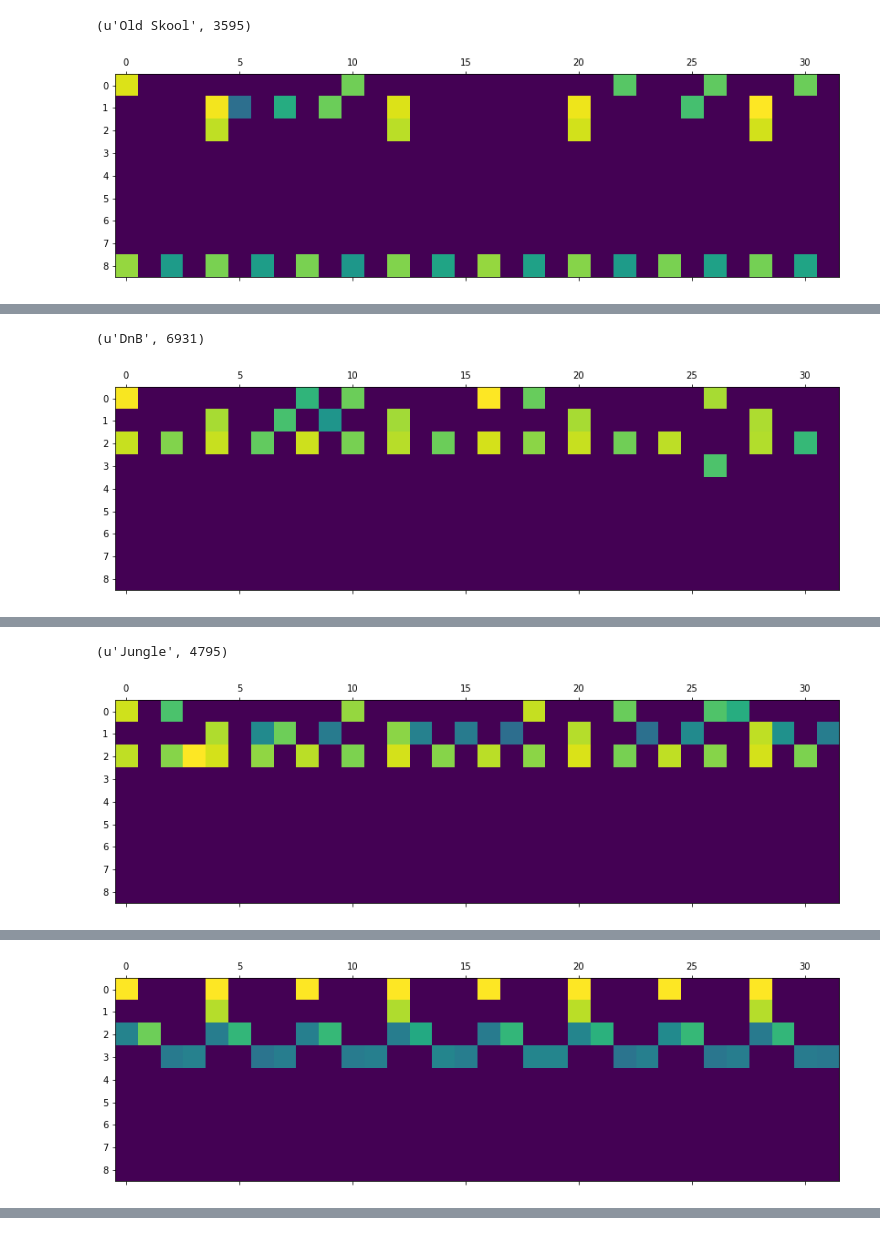
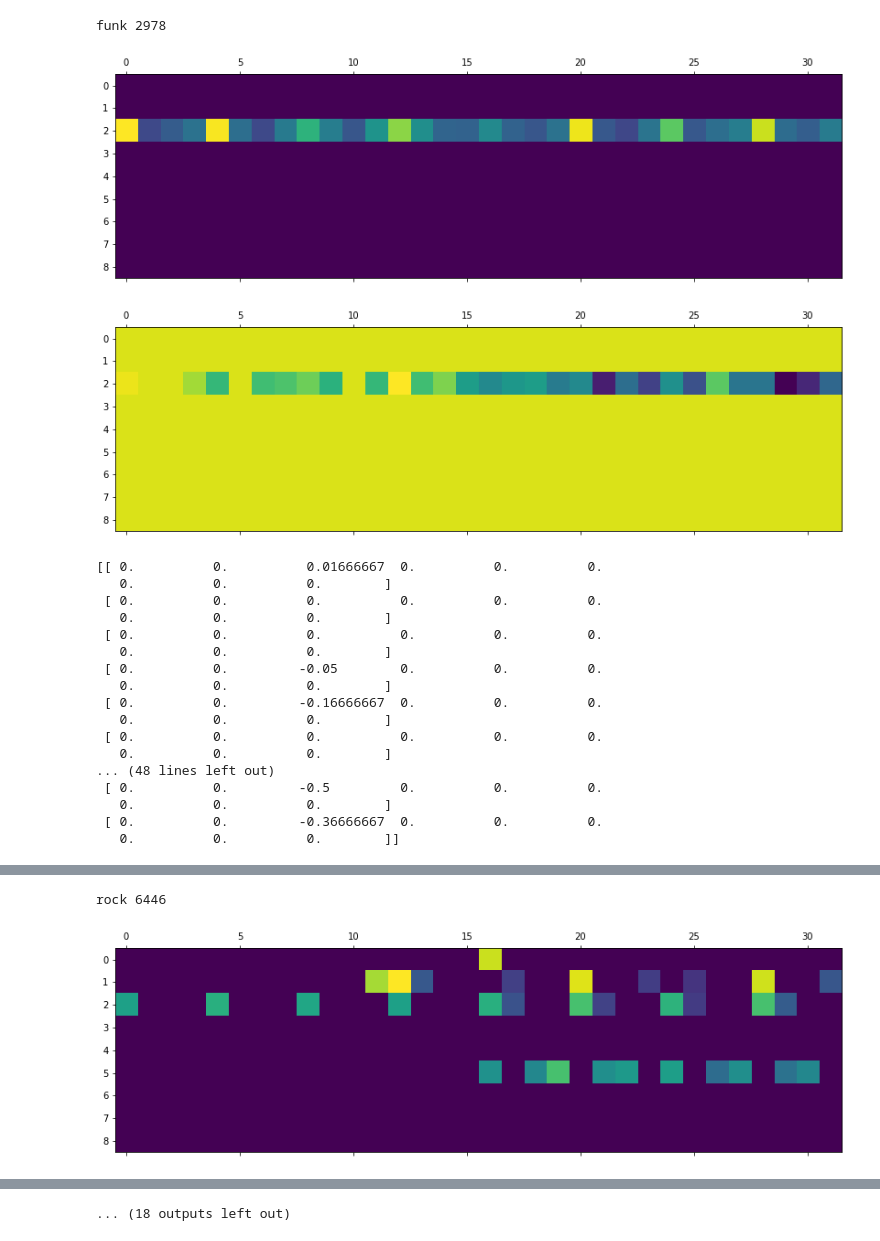
Before and after one commit to naotokui/CreativeGAN-Rhythm, a Jupyter notebook: 1_rhythm_classification.ipynb, the cells around one changed output, grey strips where cells are left out. Drawn from its saved outputs; the diff is of its cells as text; code cells hidden in the pictures.

```diff
--- a/1_rhythm_classification.ipynb
+++ b/1_rhythm_classification.ipynb
@@ -85,3 +85,40 @@ def get_audio_from_drum_matrix(mat, tempo=120.):
     # midi -> audio
     audio_data = pm.fluidsynth()
     return audio_data
+# %%
+import numpy as np
+
+# make sure you have run "0_preprocess_midi.ipynb" in advance
+matrices_drums = np.load("./tmp/matrices_drum_groove_genres.npz")['drum_data']
+matrices_offsets = np.load("./tmp/matrices_drum_groove_genres.npz")['timeshift']
+matrices_genres = np.load("./tmp/matrices_drum_groove_genres.npz")['genre_ids']
+GENRES = np.load("./tmp/matrices_drum_groove_genres.npz")['genres']
+
+NB_GENRES = len(GENRES)
+print(GENRES)
+print(matrices_genres.shape)
+
+# # Filter genres
+# GENRES_USED = [u'Old Skool', u'DnB', u'Jungle', u'House', u'Breakbeat', u'Garage', u'Techno']
+# GENRES_ID_USED = [i for i, genre in enumerate(GENRES_ALL) if genre in GENRES_USED]
+# GENRES = [genre for i, genre in enumerate(GENRES_ALL) if genre in GENRES_USED]
+
+# print(GENRES_ID_USED)
+# print(GENRES)
+
+# NB_GENRES = len(GENRES)
+# print("%d genres we have" % NB_GENRES)
+
+# _drums = []
+# _genres = []
+
+# for genre_id, drum in zip(matrices_genres, matrices_drums):
+#     if genre_id in GENRES_ID_USED:
+#         _drums.append(drum)
+#         genre_id = GENRES_ID_USED.index(genre_id)
+#         _genres.append(genre_id)
+
+# matrices_drums = np.array(_drums)
+# print(matrices_drums.shape)
+# matrices_genres = np.array(_genres)
+# print(matrices_genres.shape)
@@ -132,12 +163,31 @@ print(matrices_genres.shape)
 # %%
 for i, genre in enumerate(GENRES):
     a = matrices_drums[matrices_genres == i]
+    t = matrices_offsets[matrices_genres == i]
     print(genre, int(a.shape[0]))
     plot_drum_matrix(a[0])
+    plot_drum_matrix(t[0])
+    print (t[0])
     play_drum_matrix(a[0])
 # %% [output]
-(u'Old Skool', 3595)
+funk 2978
-[figure, old version]
+[figure, new version]
+[figure, new version]
+[[ 0.          0.          0.01666667  0.          0.          0.
+   0.          0.          0.        ]
+ [ 0.          0.          0.          0.          0.          0.
+   0.          0.          0.        ]
+ [ 0.          0.          0.          0.          0.          0.
+   0.          0.          0.        ]
+ [ 0.          0.         -0.05        0.          0.          0.
+   0.          0.          0.        ]
+ [ 0.          0.         -0.16666667  0.          0.          0.
+   0.          0.          0.        ]
+ [ 0.          0.          0.          0.          0.          0.
+   0.          0.          0.        ]
+... (48 lines left out)
+ [ 0.          0.         -0.5         0.          0.          0.
+   0.          0.          0.        ]
+ [ 0.          0.         -0.36666667  0.          0.          0.
+   0.          0.          0.        ]]
 [interactive output not drawn]
-(u'DnB', 6931)
-[figure, old version]
@@ -145,2 +194,2 @@ for i, genre in enumerate(GENRES):
-(u'Jungle', 4795)
+rock 6446
-[figure, old version]
+[figure, new version]
@@ -149 +213,0 @@ for i, genre in enumerate(GENRES):
-[figure, old version]
@@ -152,2 +217,3 @@ for i, genre in enumerate(GENRES):
+... (18 outputs left out)
 # %%
 import numpy as np
```
Also changed, not shown: parts of 9 cells of this notebook, 5 other files.
